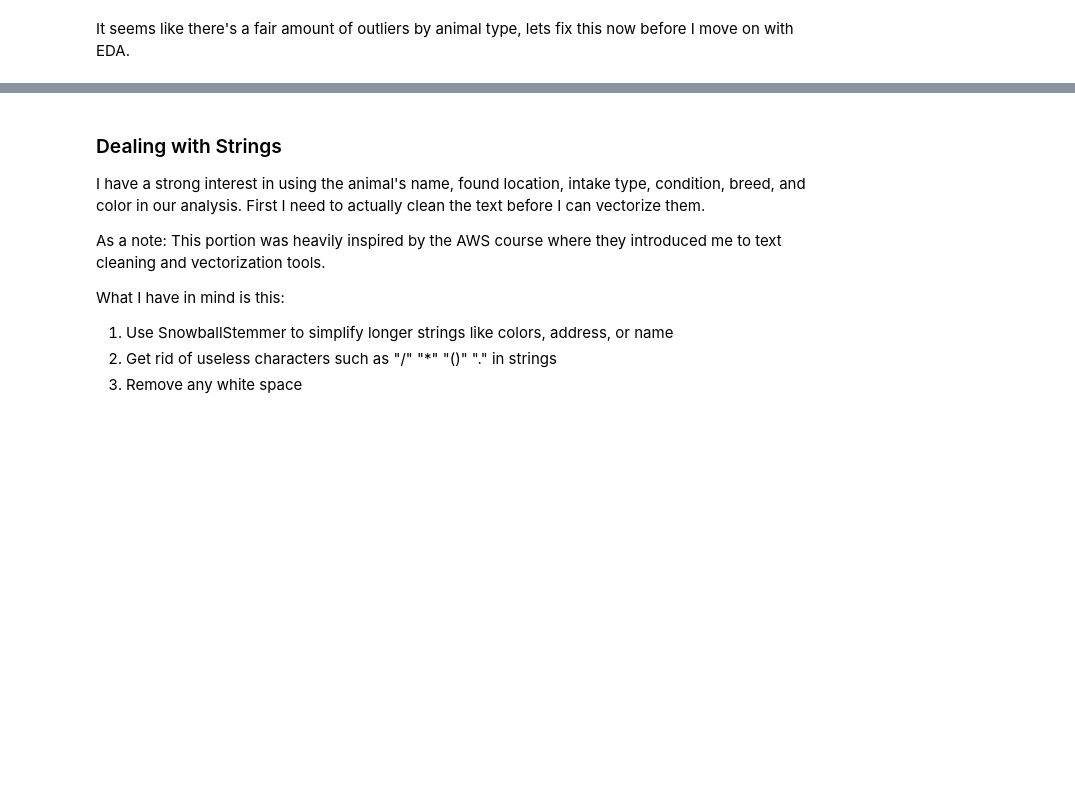
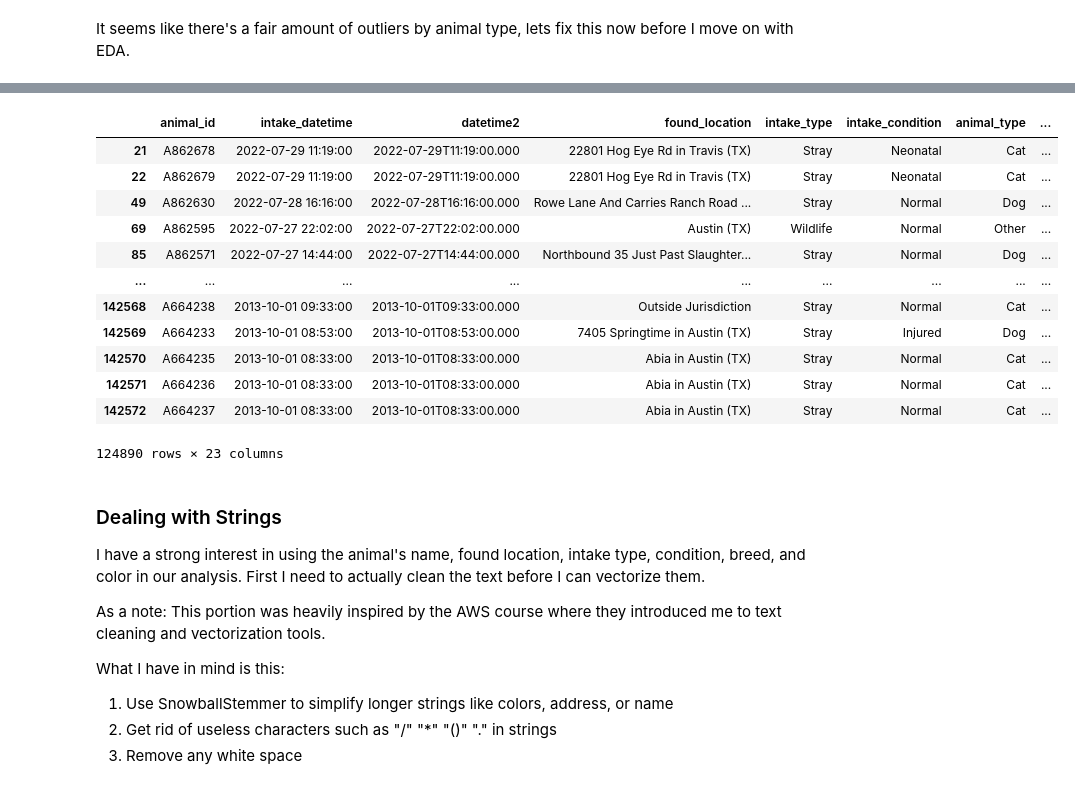
Before and after one commit to Eli-m93/Animal_Adoption_ML_Python, a Jupyter notebook: Austin_Animal.ipynb, the cells around one changed output, grey strips where cells are left out. Saved outputs shown, nothing was run; the diff lists cells and outputs as text; code cells hidden in the pictures; blank space fills up the shorter version.

```diff
--- a/Austin_Animal.ipynb
+++ b/Austin_Animal.ipynb
@@ -340,3 +407,31 @@ merged_df_clean.groupby('animal_type')['breed'].nunique()
+# %%
+
+
+(
+    pd
+    .get_dummies(merged_df_clean.animal_type)
+    .join(merged_df_clean)
+    .corr()
+    .reset_index()
+    .tail(2)
+    .style.background_gradient(axis=1, cmap='Greens')
+)
+
+merged_df_clean
+# %% [output]
+|  | animal_id | intake_datetime | datetime2 | found_location | intake_type | intake_condition | animal_type | ... |
+| 21 | A862678 | 2022-07-29 11:19:00 | 2022-07-29T11:19:00.000 | 22801 Hog Eye Rd in Travis (TX) | Stray | Neonatal | Cat | ... |
+| 22 | A862679 | 2022-07-29 11:19:00 | 2022-07-29T11:19:00.000 | 22801 Hog Eye Rd in Travis (TX) | Stray | Neonatal | Cat | ... |
+| 49 | A862630 | 2022-07-28 16:16:00 | 2022-07-28T16:16:00.000 | Rowe Lane And Carries Ranch Road ... | Stray | Normal | Dog | ... |
+| 69 | A862595 | 2022-07-27 22:02:00 | 2022-07-27T22:02:00.000 | Austin (TX) | Wildlife | Normal | Other | ... |
+| 85 | A862571 | 2022-07-27 14:44:00 | 2022-07-27T14:44:00.000 | Northbound 35 Just Past Slaughter... | Stray | Normal | Dog | ... |
+| ... | ... | ... | ... | ... | ... | ... | ... | ... |
+| 142568 | A664238 | 2013-10-01 09:33:00 | 2013-10-01T09:33:00.000 | Outside Jurisdiction | Stray | Normal | Cat | ... |
+| 142569 | A664233 | 2013-10-01 08:53:00 | 2013-10-01T08:53:00.000 | 7405 Springtime in Austin (TX) | Stray | Injured | Dog | ... |
+| 142570 | A664235 | 2013-10-01 08:33:00 | 2013-10-01T08:33:00.000 | Abia in Austin (TX) | Stray | Normal | Cat | ... |
+| 142571 | A664236 | 2013-10-01 08:33:00 | 2013-10-01T08:33:00.000 | Abia in Austin (TX) | Stray | Normal | Cat | ... |
+| 142572 | A664237 | 2013-10-01 08:33:00 | 2013-10-01T08:33:00.000 | Abia in Austin (TX) | Stray | Normal | Cat | ... |
+124890 rows × 23 columns
 # %% [markdown]
 ### Dealing with Strings
 
```
Also changed, not shown: parts of 14 cells of this notebook.
